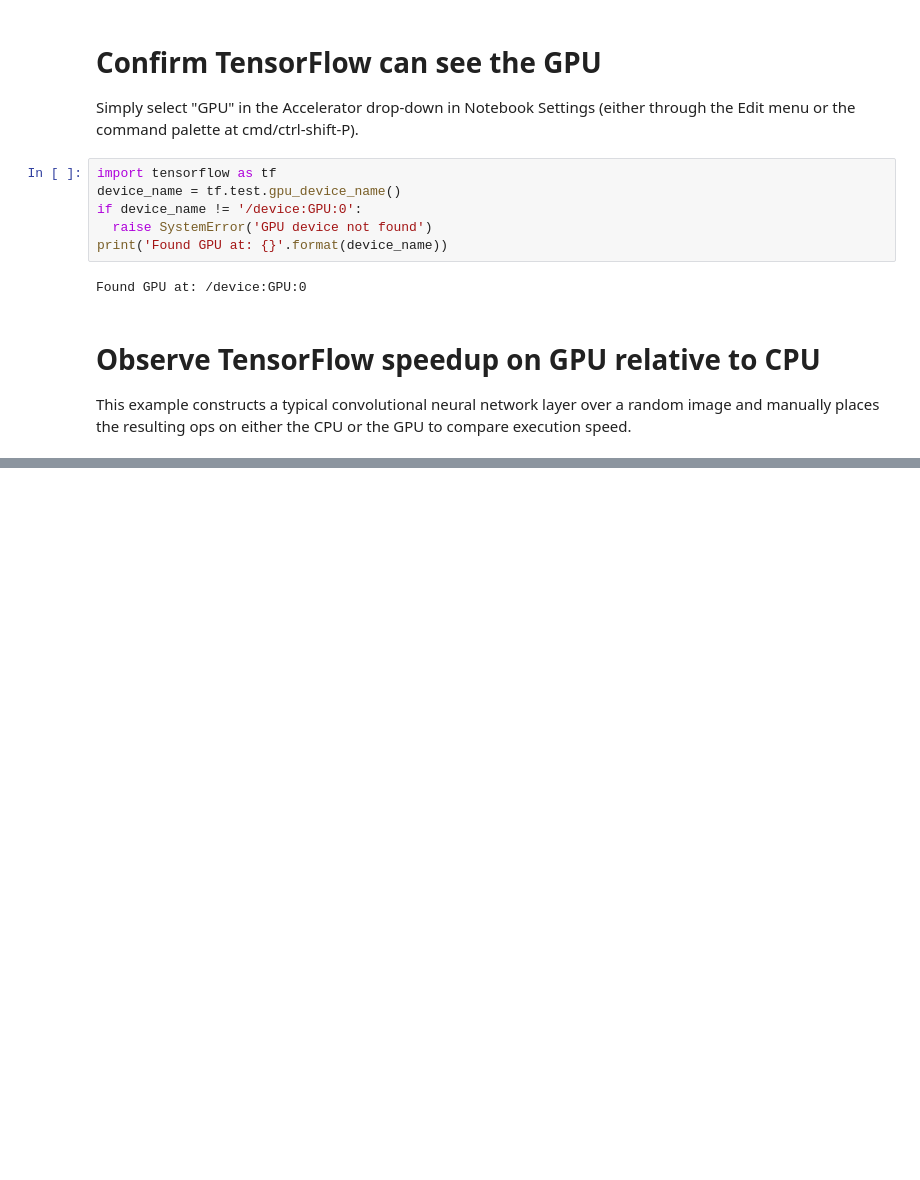
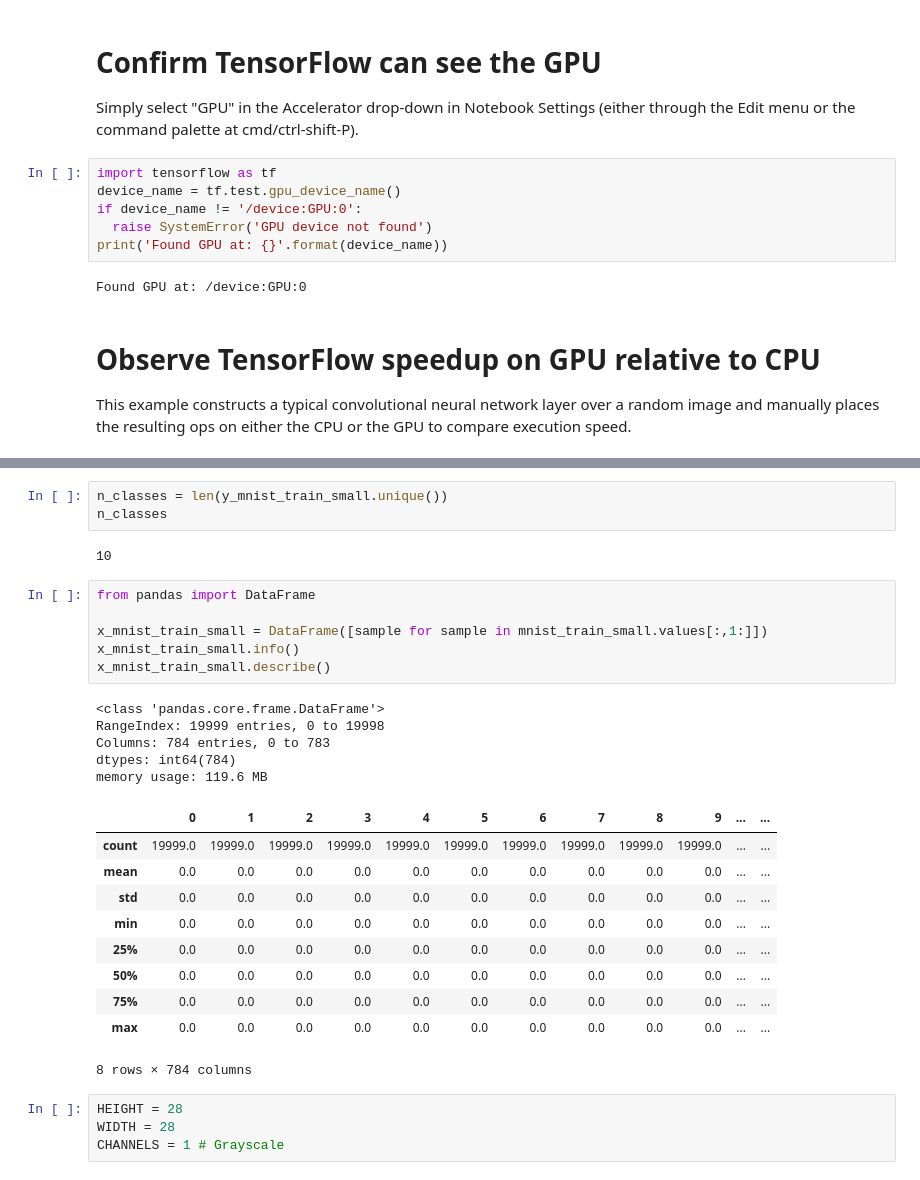
Before and after one commit to InonS/Open-GPGPU-ANN, a Jupyter notebook: Google_Colaboratory_TensorFlow_with_GPU.ipynb, the cells around one changed output, grey strips where cells are left out. Drawn from its saved outputs; the diff is of its cells as text; blank space fills up the shorter version.

```diff
--- a/Google_Colaboratory_TensorFlow_with_GPU.ipynb
+++ b/Google_Colaboratory_TensorFlow_with_GPU.ipynb
@@ -75,0 +182,31 @@ GPU speedup over CPU: 45x
+# %%
+n_classes = len(y_mnist_train_small.unique())
+n_classes
+# %% [output]
+10
+# %%
+from pandas import DataFrame
+
+x_mnist_train_small = DataFrame([sample for sample in mnist_train_small.values[:,1:]])
+x_mnist_train_small.info()
+x_mnist_train_small.describe()
+# %% [output]
+<class 'pandas.core.frame.DataFrame'>
+RangeIndex: 19999 entries, 0 to 19998
+Columns: 784 entries, 0 to 783
+dtypes: int64(784)
+memory usage: 119.6 MB
+|  | 0 | 1 | 2 | 3 | 4 | 5 | 6 | 7 | 8 | 9 | ... | ... |
+| count | 19999.0 | 19999.0 | 19999.0 | 19999.0 | 19999.0 | 19999.0 | 19999.0 | 19999.0 | 19999.0 | 19999.0 | ... | ... |
+| mean | 0.0 | 0.0 | 0.0 | 0.0 | 0.0 | 0.0 | 0.0 | 0.0 | 0.0 | 0.0 | ... | ... |
+| std | 0.0 | 0.0 | 0.0 | 0.0 | 0.0 | 0.0 | 0.0 | 0.0 | 0.0 | 0.0 | ... | ... |
+| min | 0.0 | 0.0 | 0.0 | 0.0 | 0.0 | 0.0 | 0.0 | 0.0 | 0.0 | 0.0 | ... | ... |
+| 25% | 0.0 | 0.0 | 0.0 | 0.0 | 0.0 | 0.0 | 0.0 | 0.0 | 0.0 | 0.0 | ... | ... |
+| 50% | 0.0 | 0.0 | 0.0 | 0.0 | 0.0 | 0.0 | 0.0 | 0.0 | 0.0 | 0.0 | ... | ... |
+| 75% | 0.0 | 0.0 | 0.0 | 0.0 | 0.0 | 0.0 | 0.0 | 0.0 | 0.0 | 0.0 | ... | ... |
+| max | 0.0 | 0.0 | 0.0 | 0.0 | 0.0 | 0.0 | 0.0 | 0.0 | 0.0 | 0.0 | ... | ... |
+8 rows × 784 columns
+# %%
+HEIGHT = 28
+WIDTH = 28
+CHANNELS = 1 # Grayscale
```
Also changed, not shown: parts of 32 cells of this notebook.
